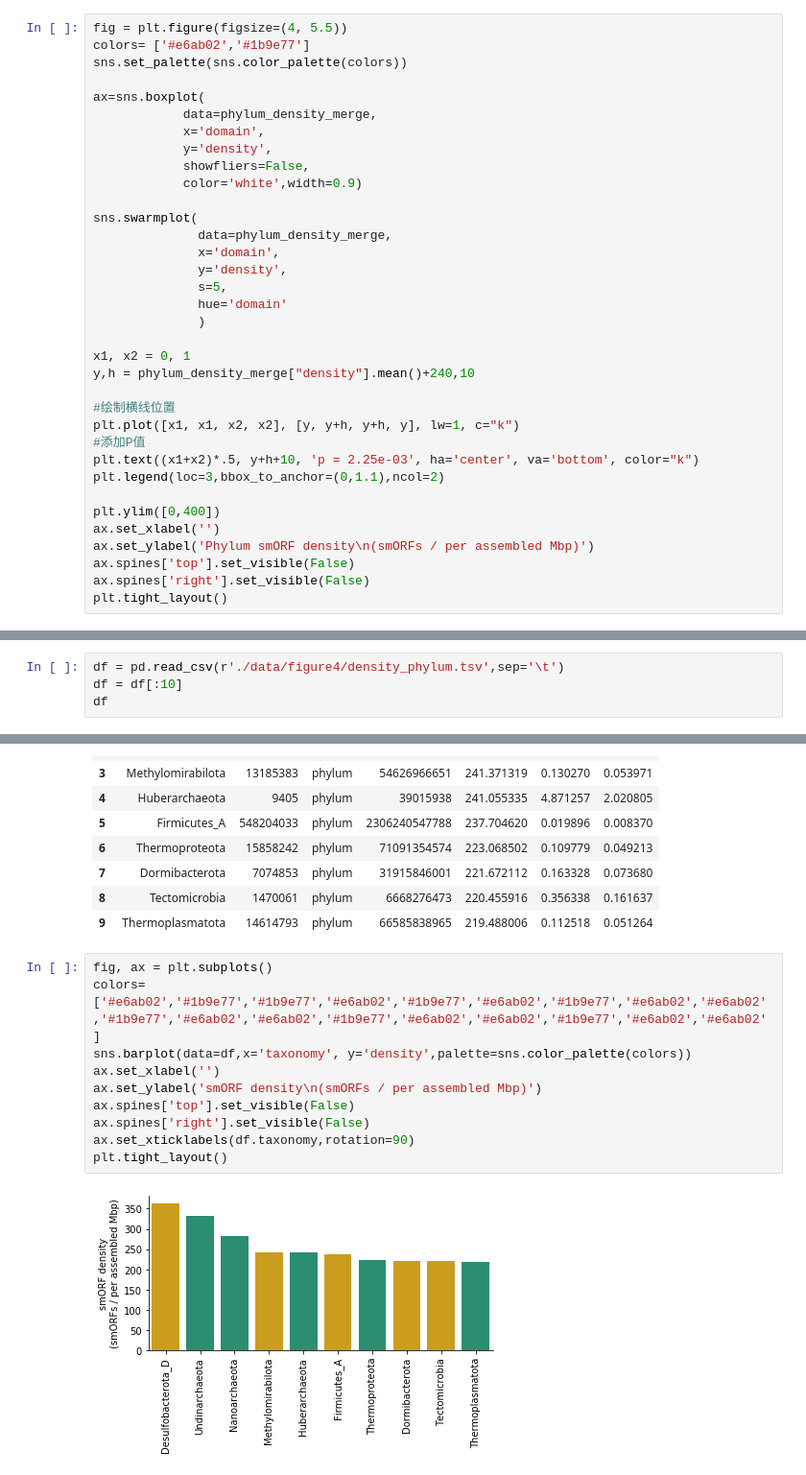
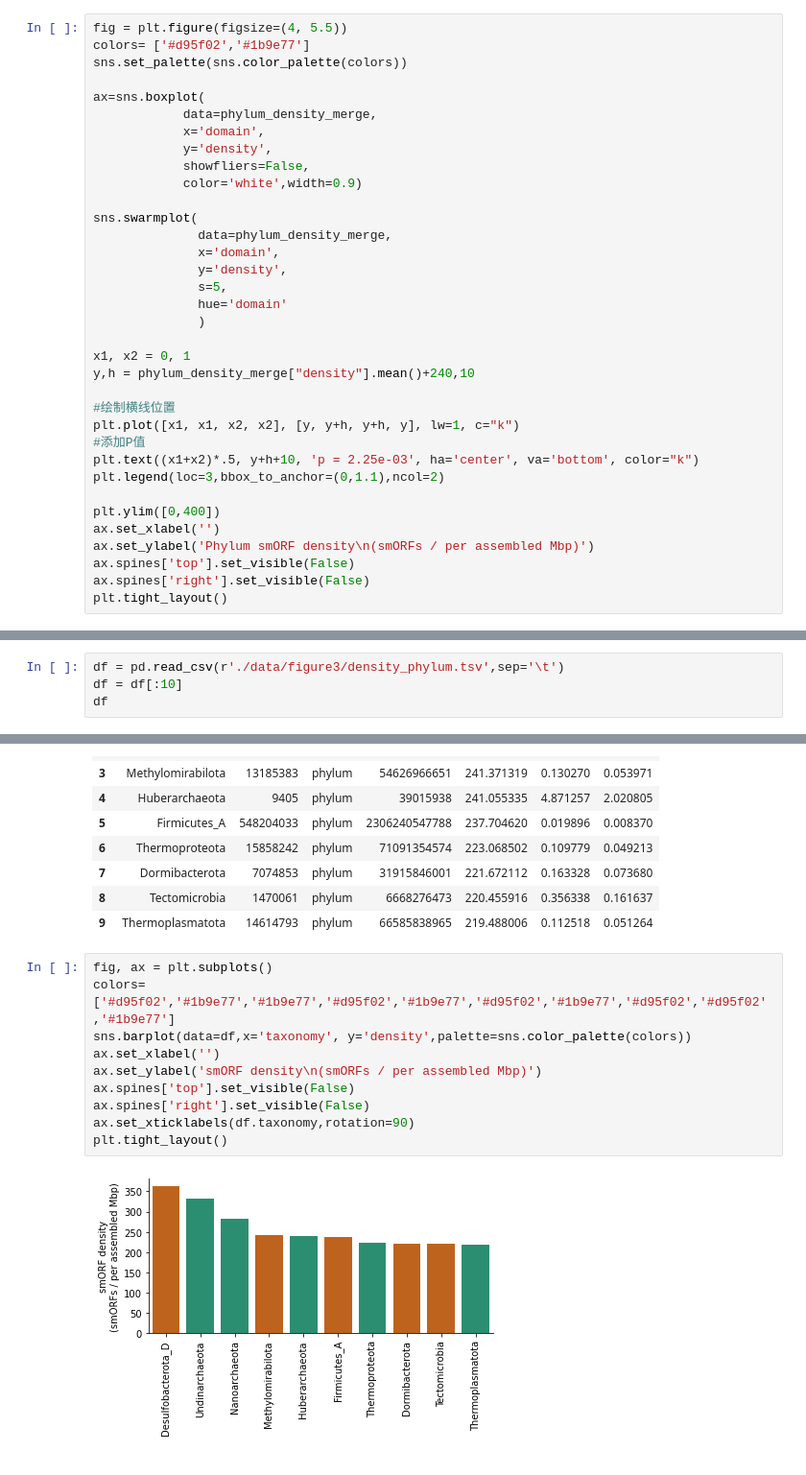
Before and after one commit to BigDataBiology/Duan2023__GMSCv1_Construction_And_Analysis, a Jupyter notebook: Manuscript_analysis/figure3.ipynb, the cells around one changed output, grey strips where cells are left out. Shown: that part at 96% size. Saved outputs shown, nothing was run; the diff lists cells and outputs as text.

Commit message:
MIN update figure-data address

```diff
--- a/Manuscript_analysis/figure3.ipynb
+++ b/Manuscript_analysis/figure3.ipynb
@@ -624,7 +628,7 @@ pvalue
 0.0022502161528460594
 # %%
 fig = plt.figure(figsize=(4, 5.5))
-colors= ['#e6ab02','#1b9e77']
+colors= ['#d95f02','#1b9e77']
 sns.set_palette(sns.color_palette(colors))
 
 ax=sns.boxplot(
@@ -662,5 +666,5 @@ plt.tight_layout()
 # %%
-df = pd.read_csv(r'./data/figure4/density_phylum.tsv',sep='\t')
+df = pd.read_csv(r'./data/figure3/density_phylum.tsv',sep='\t')
 df = df[:10]
 df
 # %% [output]
@@ -677,13 +681,13 @@ df
 | 9 | Thermoplasmatota | 14614793 | phylum | 66585838965 | 219.488006 | 0.112518 | 0.051264 |
 # %%
 fig, ax = plt.subplots()
-colors= ['#e6ab02','#1b9e77','#1b9e77','#e6ab02','#1b9e77','#e6ab02','#1b9e77','#e6ab02','#e6ab02','#1b9e77','#e6ab02','#e6ab02','#1b9e77','#e6ab02','#e6ab02','#1b9e77','#e6ab02','#e6ab02']
+colors= ['#d95f02','#1b9e77','#1b9e77','#d95f02','#1b9e77','#d95f02','#1b9e77','#d95f02','#d95f02','#1b9e77']
 sns.barplot(data=df,x='taxonomy', y='density',palette=sns.color_palette(colors))
 ax.set_xlabel('')
 ax.set_ylabel('smORF density\n(smORFs / per assembled Mbp)')
 ax.spines['top'].set_visible(False)
 ax.spines['right'].set_visible(False)
 ax.set_xticklabels(df.taxonomy,rotation=90)
 plt.tight_layout()
 # %% [output]
-[figure, old version]
+[figure, new version]
```
Also changed, not shown: parts of 18 cells of this notebook, 4 other files.
